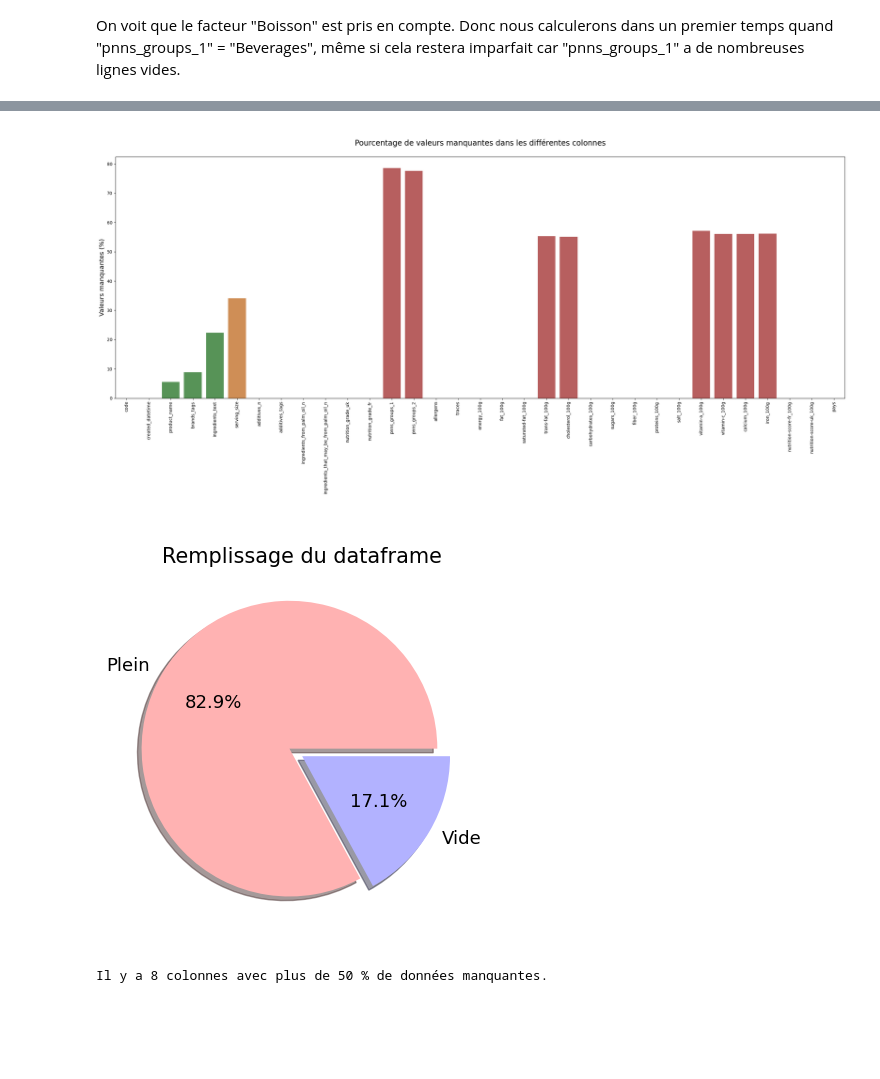
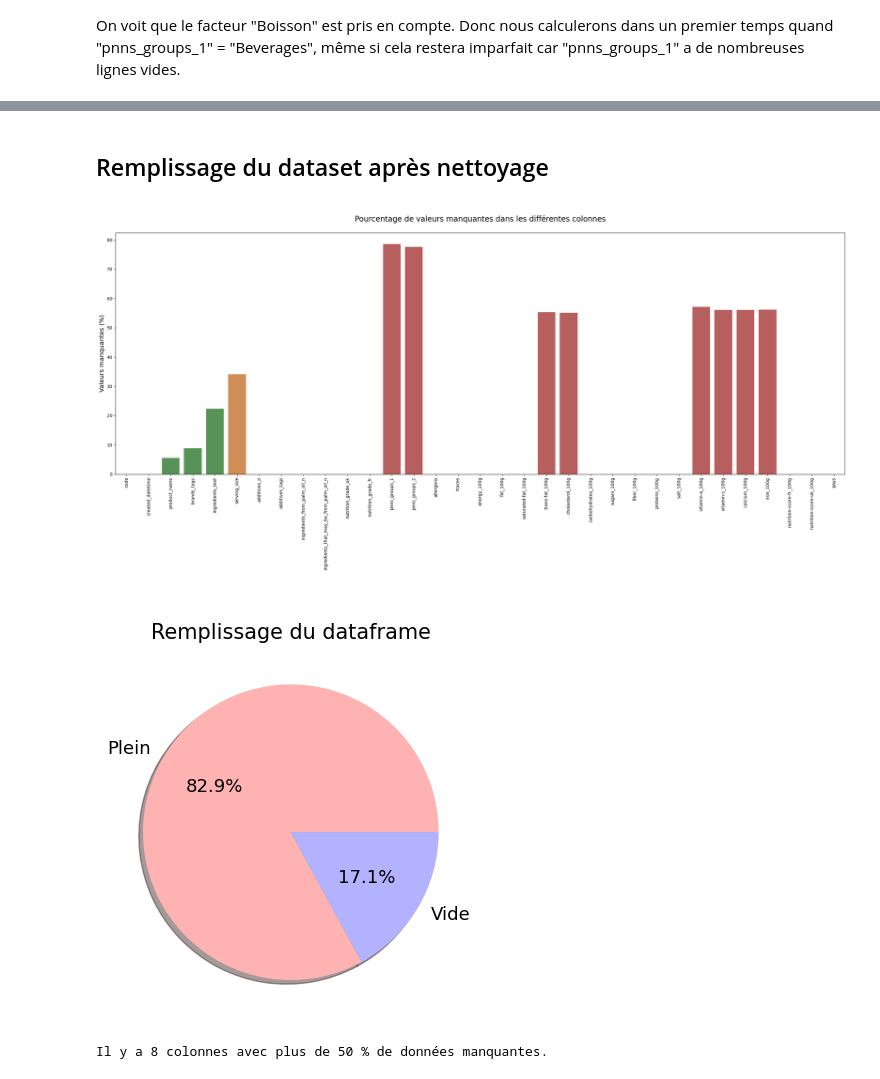
Before and after one commit to BiGHeaDMaX/Nettoyage-et-EDA, a Jupyter notebook: OCR - Projet 2 - V2.ipynb, the cells around one changed output, grey strips where cells are left out. Saved outputs shown, nothing was run; the diff lists cells and outputs as text; code cells hidden in the pictures; blank space fills up the shorter version.

```diff
--- a/OCR - Projet 2 - V2.ipynb
+++ b/OCR - Projet 2 - V2.ipynb
@@ -1502,36 +1430,8 @@ Valeurs nulles dans la colone nutrition_grade_uk après traitement : 0
-# %%
-colonnes_incompletes = data_clean.isna().mean()
-
-fig, ax = plt.subplots(figsize=(30,10))
-
-# Création d'une palette personnalisée
-colors = [{p<0.5: '#3A923A', 0.3<=p<=0.5: '#E1812C', p>0.5: '#C03D3E'}[True] for p in colonnes_incompletes.values.tolist()]
-sns.set_palette(sns.color_palette(colors))
-
-sns.barplot(x=colonnes_incompletes.index, y=colonnes_incompletes.values*100, alpha = 0.9)
-
-plt.xticks(rotation=90)
-ax.set_title('\nPourcentage de valeurs manquantes dans les différentes colonnes\n', fontsize='xx-large')
-ax.set_ylabel('Valeurs manquantes (%)', fontsize='x-large')
-
-plt.show()
-
-vide = data_clean.isnull().sum().sum() # Somme de la somme des NaN de chaque colonne
-plein = data_clean.notnull().sum().sum() # Somme de la somme des non NaN de chaque colonne
-
-labels = 'Plein', 'Vide'
-sizes = [plein, vide]
-
-colors=['#FFB2B2', '#B2B2FF']
-explode = (0.1, 0)  # j'explose seulement les allergènes et traces
-
-fig, ax = plt.subplots()
-plt.title("\nRemplissage du dataframe", fontsize=15)
-ax.pie(sizes, labels=labels, explode=explode, shadow=True, autopct='%1.1f%%', colors=colors, textprops={'color':"black", 'fontsize':13});
-plt.show()
-
-print("\nIl y a", len(colonnes_incompletes[colonnes_incompletes.values > 0.5]), "colonnes avec plus de 50 % de données manquantes.")
-# %% [output]
-[figure, removed]
-[figure, removed]
-Il y a 8 colonnes avec plus de 50 % de données manquantes.
+# %% [markdown]
+## Remplissage du dataset après nettoyage
+# %%
+filling_level(dataset=data_clean)
+# %% [output]
+[figure, added]
+[figure, added]
+Il y a 8 colonnes avec plus de 50 % de données manquantes.
```
Also changed, not shown: parts of 27 cells of this notebook.
